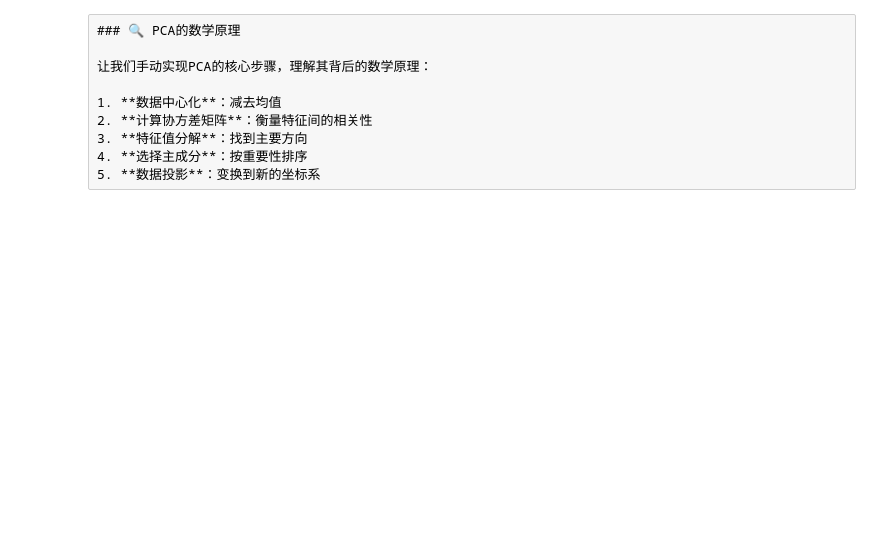
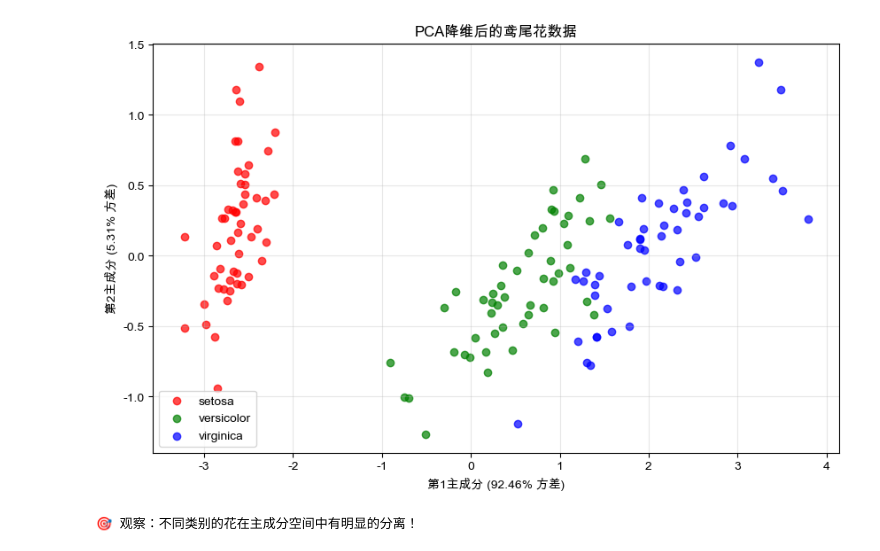
Before and after one commit to changyu496/ml_learning, a Jupyter notebook: 核心学习内容/第7天-线性代数进阶/day7_linear_algebra_advanced.ipynb, the cells around one changed output. Saved outputs shown, nothing was run; the diff lists cells and outputs as text; code cells hidden in the pictures; blank space fills up the shorter version.

```diff
--- a/核心学习内容/第7天-线性代数进阶/day7_linear_algebra_advanced.ipynb
+++ b/核心学习内容/第7天-线性代数进阶/day7_linear_algebra_advanced.ipynb
@@ -247,41 +201,29 @@ print(f"\n前2个主成分解释了 {pca.explained_variance_ratio_.sum():.2%}
 # %%
 # 可视化PCA结果
 plt.figure(figsize=(10, 6))
 
 colors = ['red', 'green', 'blue']
 target_names = iris.target_names
 
 for i, color, target_name in zip(range(3), colors, target_names):
     plt.scatter(X_pca[y == i, 0], X_pca[y == i, 1],
                c=color, label=target_name, alpha=0.7)
 
 # 根据字体支持选择标签
-if use_chinese_labels:
-    xlabel = f'第1主成分 ({pca.explained_variance_ratio_[0]:.2%} 方差)'
-    ylabel = f'第2主成分 ({pca.explained_variance_ratio_[1]:.2%} 方差)'
-    title = 'PCA降维后的鸢尾花数据'
-    obs_text = "🎯 观察：不同类别的花在主成分空间中有明显的分离！"
-else:
-    xlabel = f'PC1 ({pca.explained_variance_ratio_[0]:.2%} variance)'
-    ylabel = f'PC2 ({pca.explained_variance_ratio_[1]:.2%} variance)'
-    title = 'PCA Visualization of Iris Dataset'
-    obs_text = "🎯 Observation: Different flower types are clearly separated in PC space!"
+
+xlabel = f'第1主成分 ({pca.explained_variance_ratio_[0]:.2%} 方差)'
+ylabel = f'第2主成分 ({pca.explained_variance_ratio_[1]:.2%} 方差)'
+title = 'PCA降维后的鸢尾花数据'
+obs_text = "🎯 观察：不同类别的花在主成分空间中有明显的分离！"
 
 plt.xlabel(xlabel)
 plt.ylabel(ylabel)
 plt.title(title)
 plt.legend()
 plt.grid(True, alpha=0.3)
 plt.show()
 
 print(obs_text)
+# %% [output]
+[figure, added]
+🎯 观察：不同类别的花在主成分空间中有明显的分离！
-# %% [raw]
-### 🔍 PCA的数学原理
-
-让我们手动实现PCA的核心步骤，理解其背后的数学原理：
-
-1. **数据中心化**：减去均值
-2. **计算协方差矩阵**：衡量特征间的相关性
-3. **特征值分解**：找到主要方向
-4. **选择主成分**：按重要性排序
-5. **数据投影**：变换到新的坐标系
```
Also changed, not shown: parts of 46 cells of this notebook, 22 other files.
